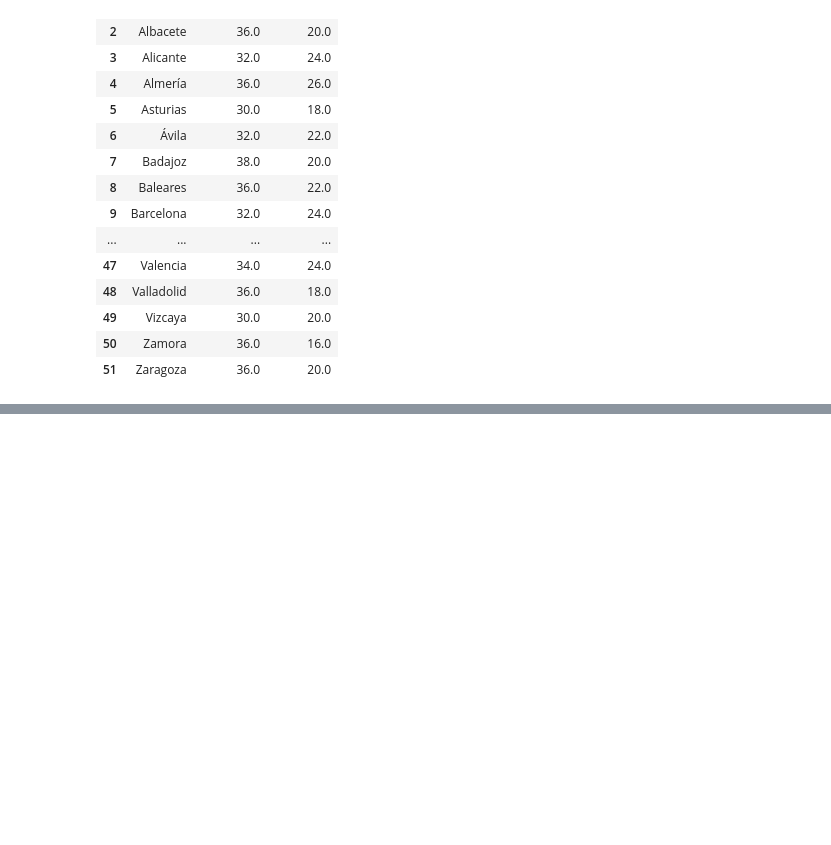
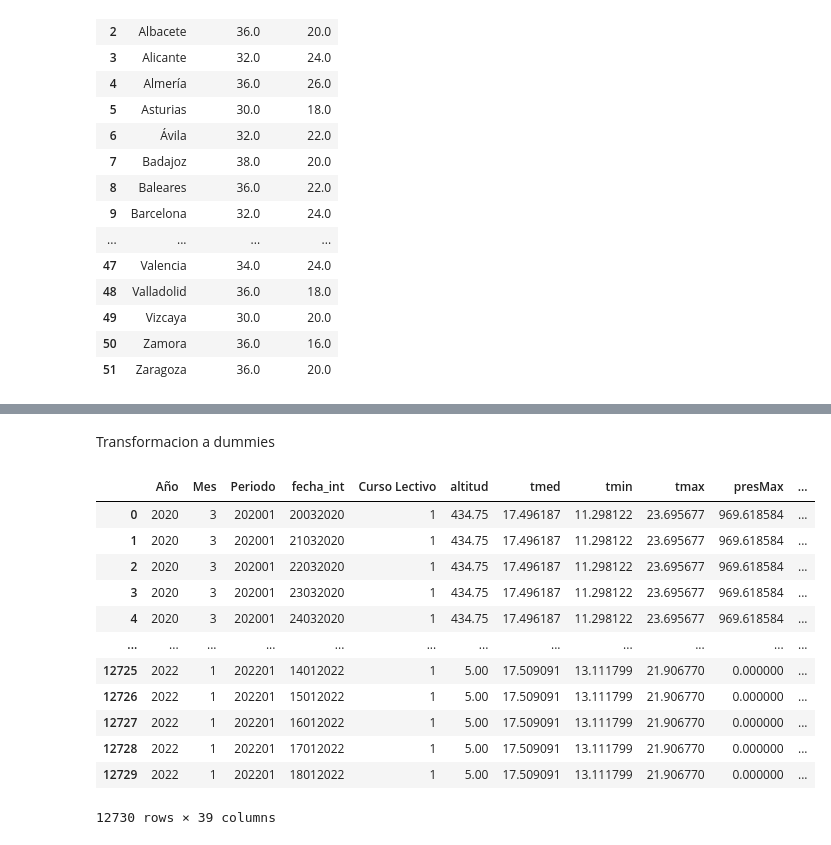
Before and after one commit to huezodaniel/TFM, a Jupyter notebook: ModeloCovid.ipynb, the cells around one changed output, grey strips where cells are left out. Cells and saved outputs as stored; diff of their text form; code cells hidden in the pictures; blank space fills up the shorter version.

```diff
--- a/ModeloCovid.ipynb
+++ b/ModeloCovid.ipynb
@@ -156,3 +185,39 @@ FullCovid[['ccaa_iso','fecha','Año','Mes','Trimestre','Periodo','Estacion','Cur
+# %% [markdown]
+Transformacion a dummies
+# %%
+dataCasos['fecha_int'] = dataCasos['fecha'].str.replace('/','')
+estaciones['fecha_int'] = estaciones['fecha'].str.replace('/','')
+FullCovid = pd.merge(dataCasos,estaciones, on="fecha_int")
+FullCovid = FullCovid.merge(tempMaxima, on="ccaa_iso", how="inner")
+FullCovid #12730
+fullCovidDummies =pd.get_dummies(FullCovid[['ccaa_iso','Estacion','Trimestre']])
+fullCovidDummies['_id'] = FullCovid['_id']
+FullCovid = FullCovid.merge(fullCovidDummies,how="inner")
+FullCovid = FullCovid[['Año', 'Mes',
+        'Periodo', 'fecha_int', 'Curso Lectivo', 'altitud', 'tmed', 'tmin', 'tmax',
+       'presMax', 'presMin', 'ccaa_iso_AN', 'ccaa_iso_AR', 'ccaa_iso_AS',
+       'ccaa_iso_CB', 'ccaa_iso_CE', 'ccaa_iso_CL', 'ccaa_iso_CM',
+       'ccaa_iso_CN', 'ccaa_iso_CT', 'ccaa_iso_EX', 'ccaa_iso_GA',
+       'ccaa_iso_IB', 'ccaa_iso_MC', 'ccaa_iso_MD', 'ccaa_iso_ML',
+       'ccaa_iso_NC', 'ccaa_iso_PV', 'ccaa_iso_RI', 'ccaa_iso_VC',
+       'Estacion_Invierno', 'Estacion_Otoño', 'Estacion_Primavera',
+       'Estacion_Verano', 'Trimestre_T1', 'Trimestre_T2', 'Trimestre_T3',
+       'Trimestre_T4','num_casos']]
+FullCovid
+# %% [output]
+|  | Año | Mes | Periodo | fecha_int | Curso Lectivo | altitud | tmed | tmin | tmax | presMax | ... |
+| 0 | 2020 | 3 | 202001 | 20032020 | 1 | 434.75 | 17.496187 | 11.298122 | 23.695677 | 969.618584 | ... |
+| 1 | 2020 | 3 | 202001 | 21032020 | 1 | 434.75 | 17.496187 | 11.298122 | 23.695677 | 969.618584 | ... |
+| 2 | 2020 | 3 | 202001 | 22032020 | 1 | 434.75 | 17.496187 | 11.298122 | 23.695677 | 969.618584 | ... |
+| 3 | 2020 | 3 | 202001 | 23032020 | 1 | 434.75 | 17.496187 | 11.298122 | 23.695677 | 969.618584 | ... |
+| 4 | 2020 | 3 | 202001 | 24032020 | 1 | 434.75 | 17.496187 | 11.298122 | 23.695677 | 969.618584 | ... |
+| ... | ... | ... | ... | ... | ... | ... | ... | ... | ... | ... | ... |
+| 12725 | 2022 | 1 | 202201 | 14012022 | 1 | 5.00 | 17.509091 | 13.111799 | 21.906770 | 0.000000 | ... |
+| 12726 | 2022 | 1 | 202201 | 15012022 | 1 | 5.00 | 17.509091 | 13.111799 | 21.906770 | 0.000000 | ... |
+| 12727 | 2022 | 1 | 202201 | 16012022 | 1 | 5.00 | 17.509091 | 13.111799 | 21.906770 | 0.000000 | ... |
+| 12728 | 2022 | 1 | 202201 | 17012022 | 1 | 5.00 | 17.509091 | 13.111799 | 21.906770 | 0.000000 | ... |
+| 12729 | 2022 | 1 | 202201 | 18012022 | 1 | 5.00 | 17.509091 | 13.111799 | 21.906770 | 0.000000 | ... |
+12730 rows × 39 columns
 # %%
 !pip install seaborn
 # %% [output]
```
Also changed, not shown: parts of 28 cells of this notebook, 3 other files.
